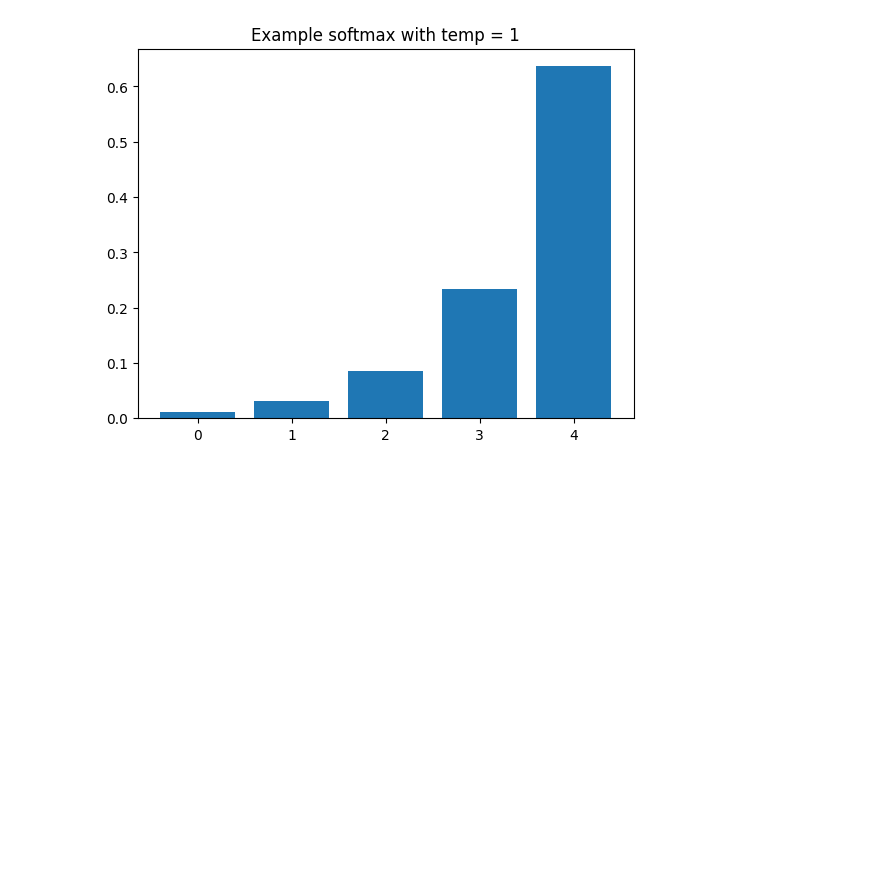
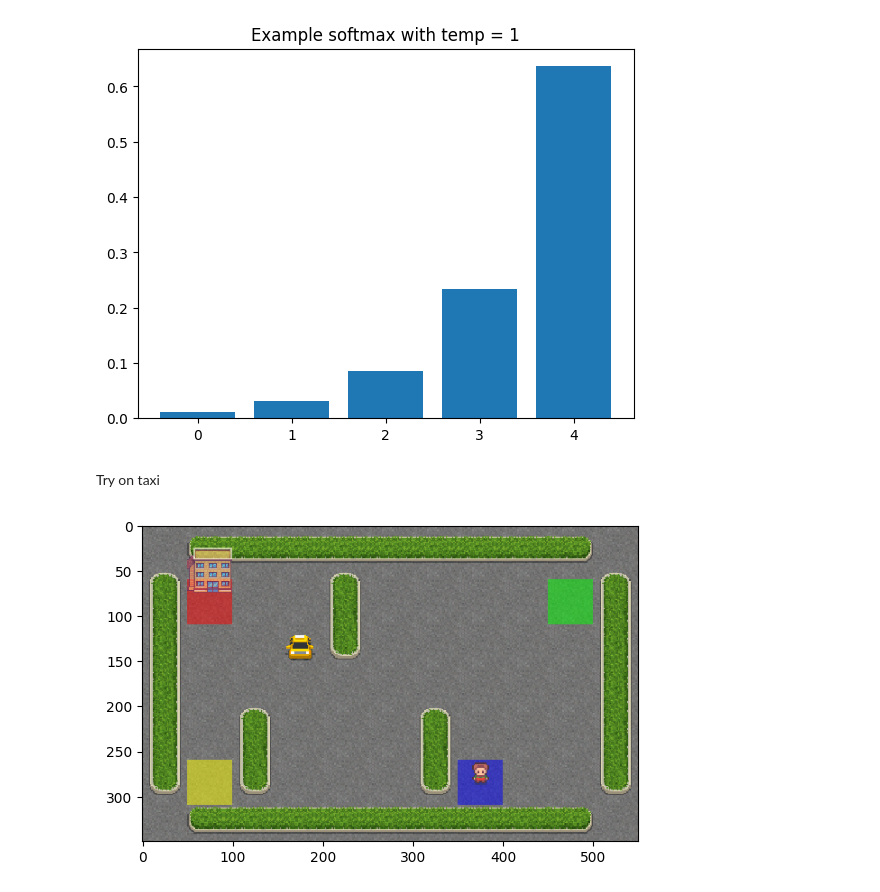
Before and after one commit to UlyanaGru/MLRun3, a Jupyter notebook: mlrun3.ipynb, the cells around one changed output. Saved outputs shown, nothing was run; the diff lists cells and outputs as text; code cells hidden in the pictures; blank space fills up the shorter version.

Commit message:
QLearningAgent

```diff
--- a/mlrun3.ipynb
+++ b/mlrun3.ipynb
@@ -210,3 +210,16 @@ class QLearningAgent:
         probabilities = self.get_softmax_policy(state)
         chosen_action = np.random.choice(possible_actions, p=probabilities)
         return chosen_action
+# %% [markdown]
+Try on taxi
+# %%
+import gymnasium as gym
+
+env = gym.make("Taxi-v3", render_mode="rgb_array")
+
+n_actions = env.action_space.n
+s, _ = env.reset()
+plt.imshow(env.render())
+agent = QLearningAgent(alpha=0.5, discount=0.99, get_legal_actions=lambda s: range(n_actions))
+# %% [output]
+[figure, added]
```
Also changed, not shown: parts of 1 cell of this notebook.
